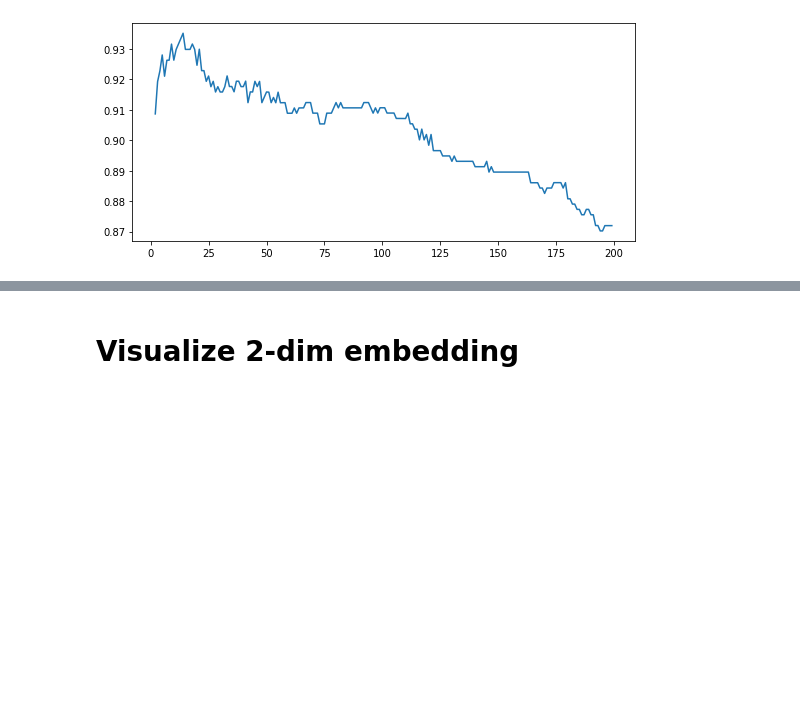
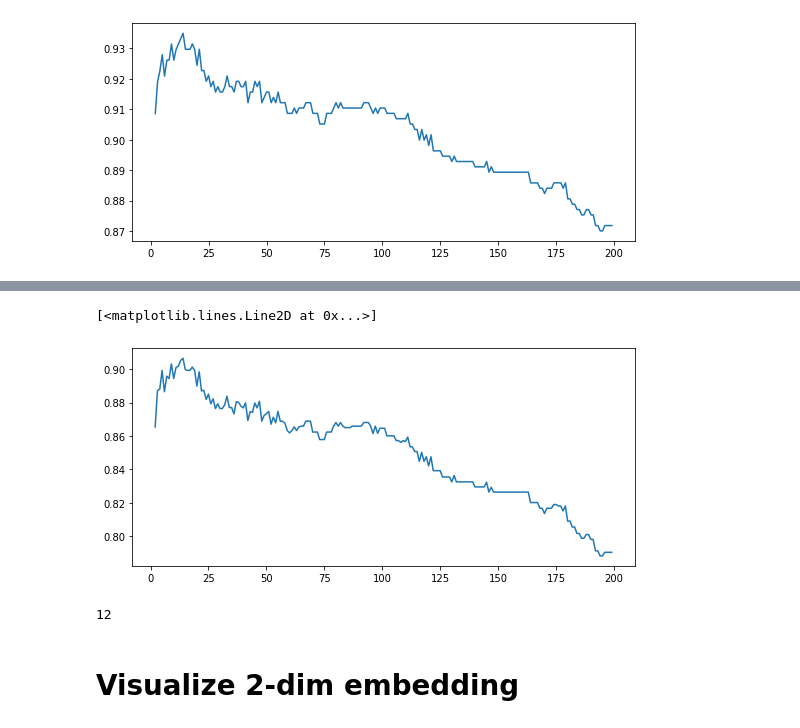
Before and after one commit to klapidus/otus_ml_classical_methods, a Jupyter notebook: HA_1.ipynb, the cells around one changed output, grey strips where cells are left out. Drawn from its saved outputs; the diff is of its cells as text; code cells hidden in the pictures; blank space fills up the shorter version.

```diff
--- a/HA_1.ipynb
+++ b/HA_1.ipynb
@@ -255,3 +280,14 @@ plt.plot(list(knn_models.keys()), scores_ave)
+# %%
+plt.figure(figsize=(9, 4))
+plt.plot(list(knn_models.keys()), scores_f1)
+# %% [output]
+[<matplotlib.lines.Line2D at 0x...>]
+[figure, added]
+# %%
+max_idx = scores_f1.index(max(scores_f1))
+knn_models[max_idx].n_neighbors
+# %% [output]
+12
 # %% [markdown]
 # Visualize 2-dim embedding
 # %%
```
Also changed, not shown: parts of 16 cells of this notebook.
